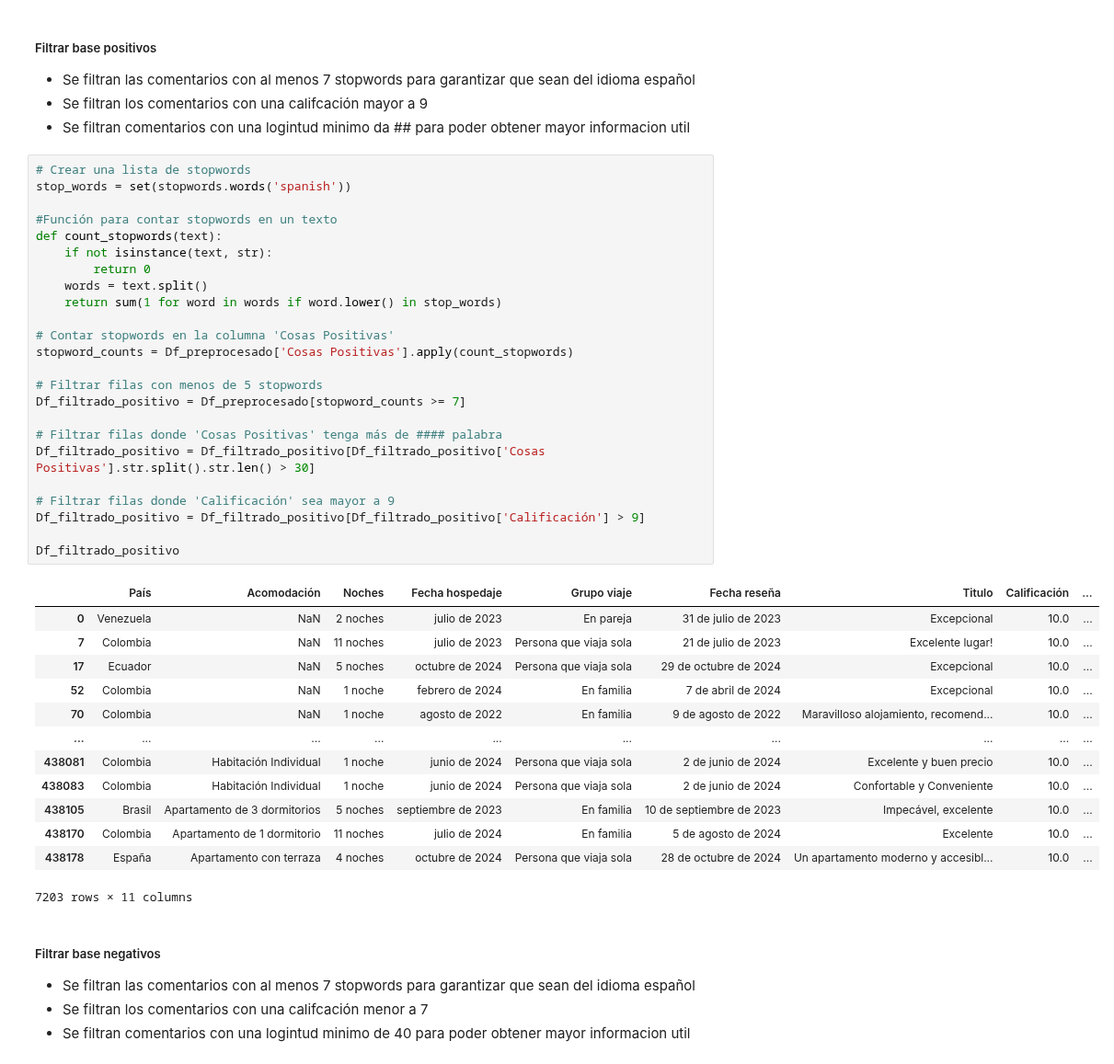
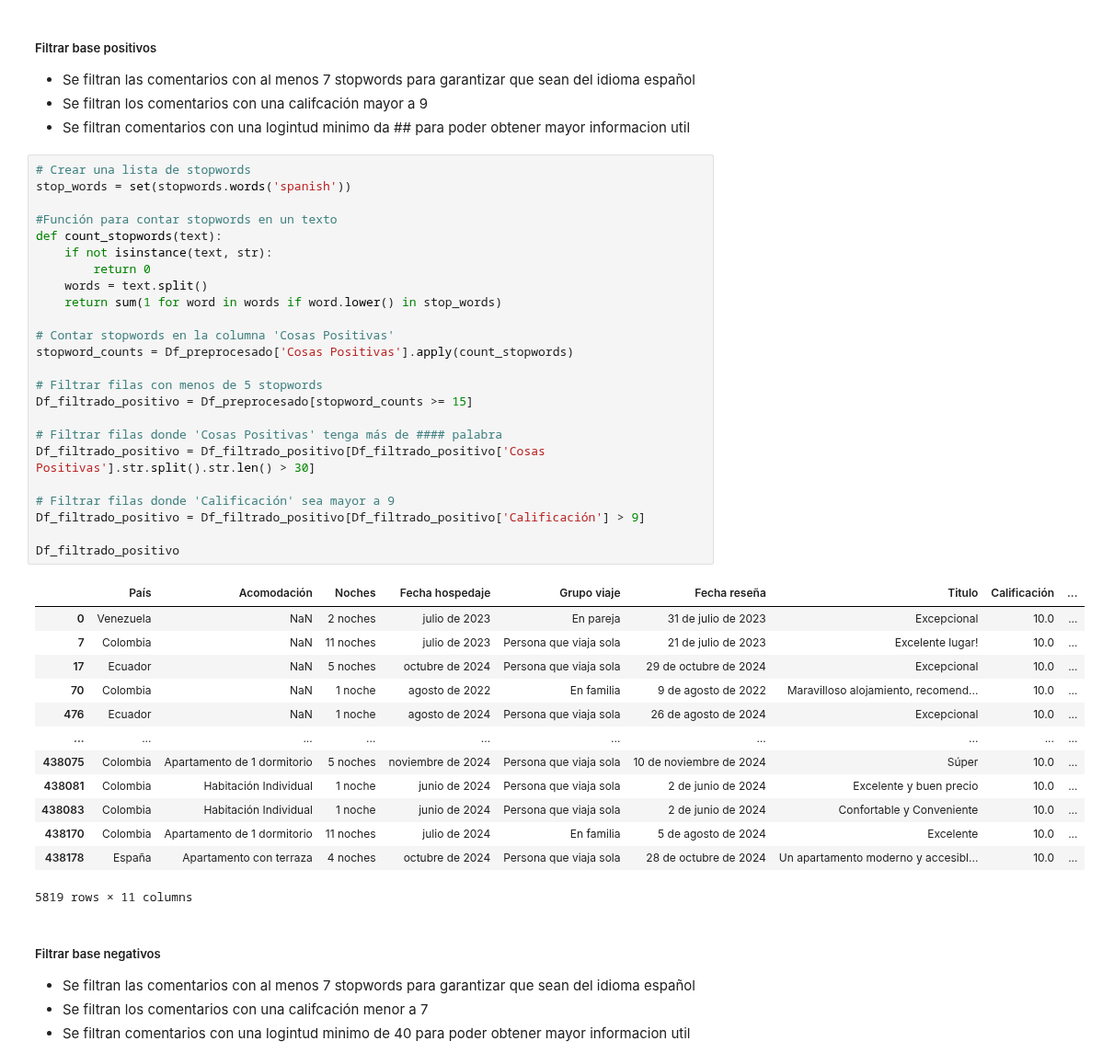
Before and after one commit to sebastiaanbv/NLP_EAN, a Jupyter notebook: Actividad 1/Preprocesamiento_booking.ipynb, the cells around one changed output. Shown at 92% size. Saved outputs shown, nothing was run; the diff lists cells and outputs as text.

```diff
--- a/Actividad 1/Preprocesamiento_booking.ipynb
+++ b/Actividad 1/Preprocesamiento_booking.ipynb
@@ -142,41 +143,41 @@ Df_preprocesado
 # %%
 # Crear una lista de stopwords
 stop_words = set(stopwords.words('spanish'))
 
 #Función para contar stopwords en un texto
 def count_stopwords(text):
     if not isinstance(text, str):
         return 0
     words = text.split()
     return sum(1 for word in words if word.lower() in stop_words)
 
 # Contar stopwords en la columna 'Cosas Positivas'
 stopword_counts = Df_preprocesado['Cosas Positivas'].apply(count_stopwords)
 
 # Filtrar filas con menos de 5 stopwords
-Df_filtrado_positivo = Df_preprocesado[stopword_counts >= 7]
+Df_filtrado_positivo = Df_preprocesado[stopword_counts >= 15]
 
 # Filtrar filas donde 'Cosas Positivas' tenga más de #### palabra
 Df_filtrado_positivo = Df_filtrado_positivo[Df_filtrado_positivo['Cosas Positivas'].str.split().str.len() > 30]
 
 # Filtrar filas donde 'Calificación' sea mayor a 9
 Df_filtrado_positivo = Df_filtrado_positivo[Df_filtrado_positivo['Calificación'] > 9]
 
 Df_filtrado_positivo
 # %% [output]
 |  | País | Acomodación | Noches | Fecha hospedaje | Grupo viaje | Fecha reseña | Titulo | Calificación | ... |
 | 0 | Venezuela | NaN | 2 noches | julio de 2023 | En pareja | 31 de julio de 2023 | Excepcional | 10.0 | ... |
 | 7 | Colombia | NaN | 11 noches | julio de 2023 | Persona que viaja sola | 21 de julio de 2023 | Excelente lugar! | 10.0 | ... |
 | 17 | Ecuador | NaN | 5 noches | octubre de 2024 | Persona que viaja sola | 29 de octubre de 2024 | Excepcional | 10.0 | ... |
-| 52 | Colombia | NaN | 1 noche | febrero de 2024 | En familia | 7 de abril de 2024 | Excepcional | 10.0 | ... |
 | 70 | Colombia | NaN | 1 noche | agosto de 2022 | En familia | 9 de agosto de 2022 | Maravilloso alojamiento, recomend... | 10.0 | ... |
+| 476 | Ecuador | NaN | 1 noche | agosto de 2024 | Persona que viaja sola | 26 de agosto de 2024 | Excepcional | 10.0 | ... |
 | ... | ... | ... | ... | ... | ... | ... | ... | ... | ... |
+| 438075 | Colombia | Apartamento de 1 dormitorio | 5 noches | noviembre de 2024 | Persona que viaja sola | 10 de noviembre de 2024 | Súper | 10.0 | ... |
 | 438081 | Colombia | Habitación Individual | 1 noche | junio de 2024 | Persona que viaja sola | 2 de junio de 2024 | Excelente y buen precio | 10.0 | ... |
 | 438083 | Colombia | Habitación Individual | 1 noche | junio de 2024 | Persona que viaja sola | 2 de junio de 2024 | Confortable y Conveniente | 10.0 | ... |
-| 438105 | Brasil | Apartamento de 3 dormitorios | 5 noches | septiembre de 2023 | En familia | 10 de septiembre de 2023 | Impecável, excelente | 10.0 | ... |
 | 438170 | Colombia | Apartamento de 1 dormitorio | 11 noches | julio de 2024 | En familia | 5 de agosto de 2024 | Excelente | 10.0 | ... |
 | 438178 | España | Apartamento con terraza | 4 noches | octubre de 2024 | Persona que viaja sola | 28 de octubre de 2024 | Un apartamento moderno y accesibl... | 10.0 | ... |
-7203 rows × 11 columns
+5819 rows × 11 columns
 # %% [markdown]
 ##### Filtrar base negativos
 
```
Also changed, not shown: parts of 25 cells of this notebook.
